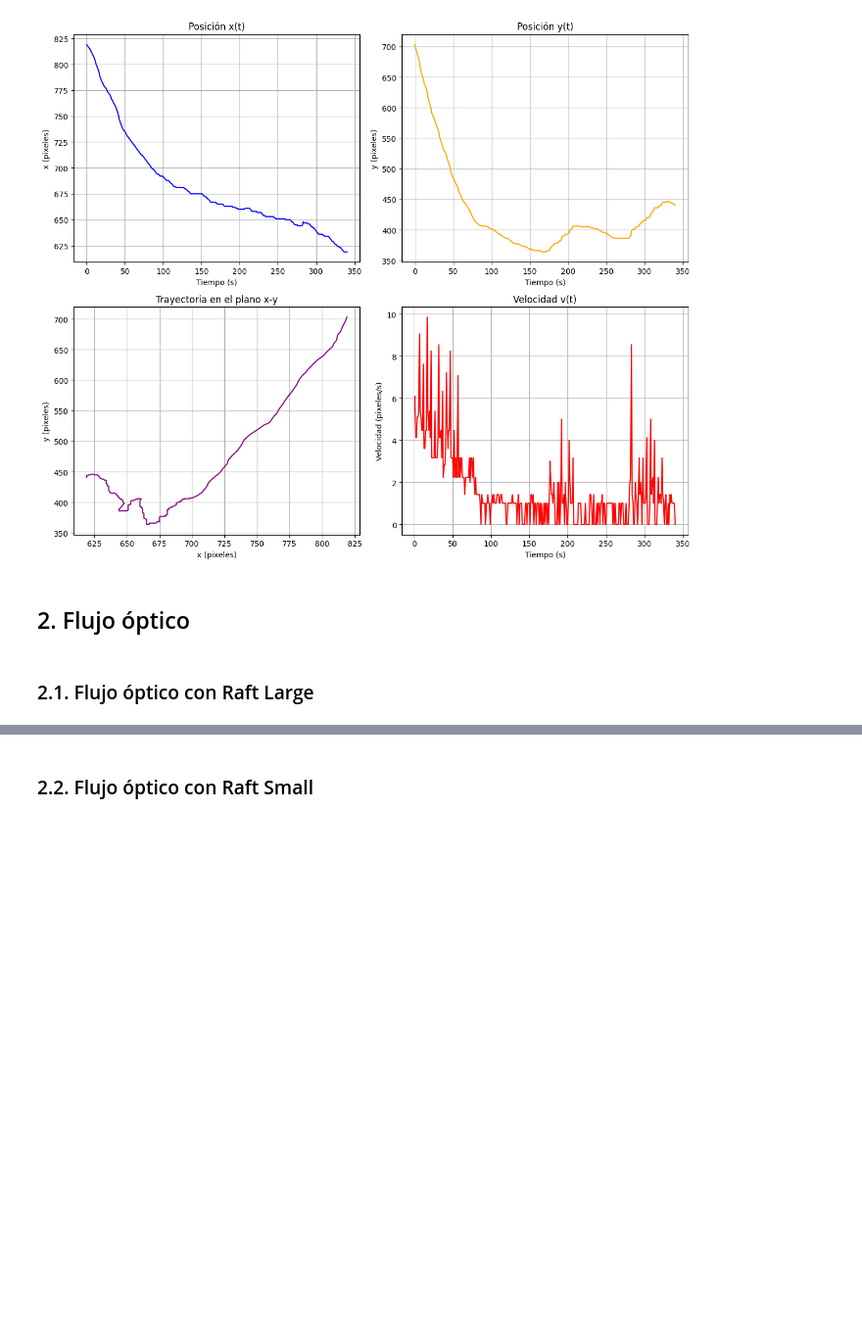
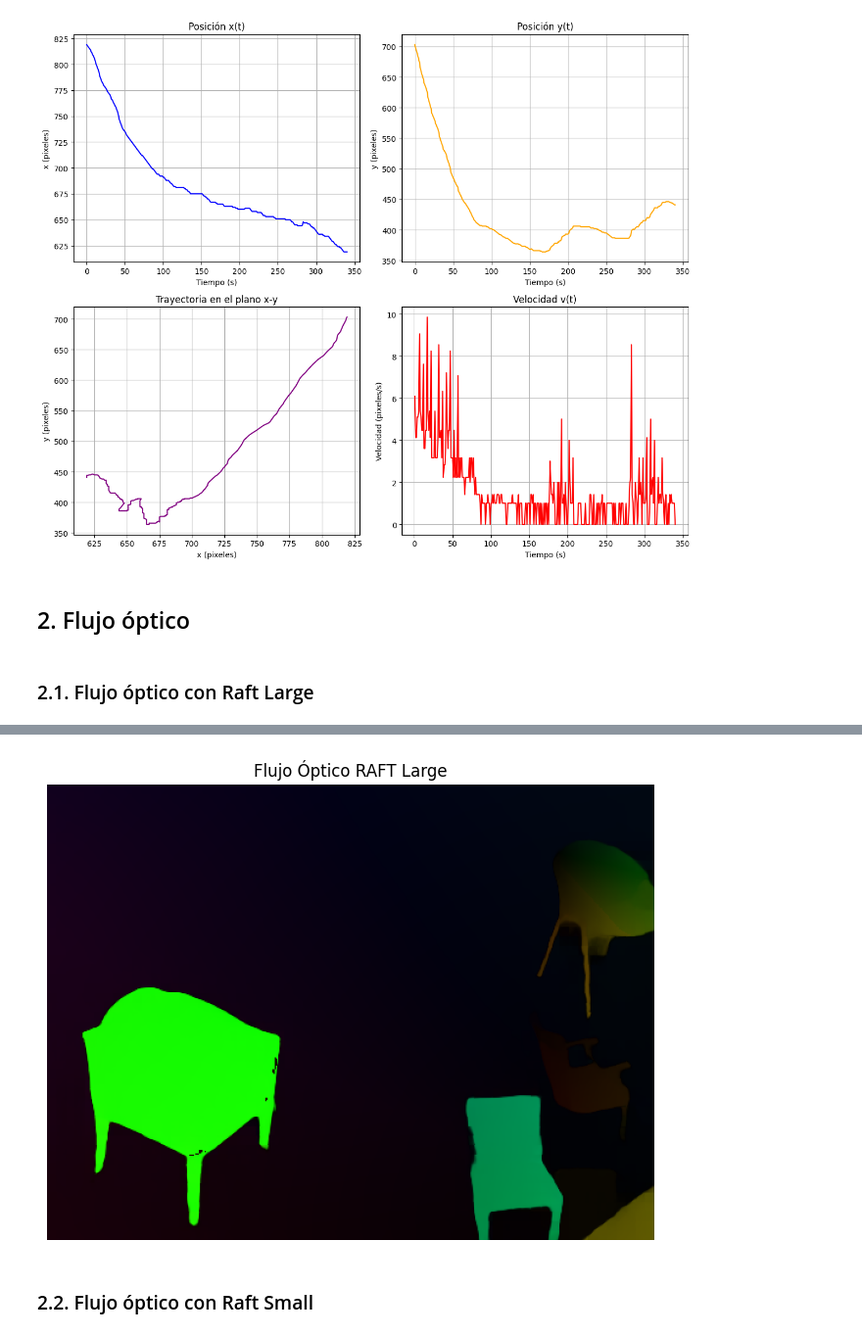
Before and after one commit to MediaMind-ULPGC/P07, a Jupyter notebook: deeplearning/raft_v6.ipynb, the cells around one changed output, grey strips where cells are left out. Shown at 98% size. Cells and saved outputs as stored; diff of their text form; code cells hidden in the pictures; blank space fills up the shorter version.

```diff
--- a/deeplearning/raft_v6.ipynb
+++ b/deeplearning/raft_v6.ipynb
@@ -541,3 +585,12 @@ plt.show()
+# %%
+plt.figure(figsize=(8, 8))
+plt.imshow(flow_img_rgb)
+plt.title("Flujo Óptico RAFT Large")
+plt.axis("off")
+plt.savefig("raft_large.svg", format="svg")
+plt.show()
+# %% [output]
+[figure, added]
 # %% [markdown]
 ### 2.2. Flujo óptico con Raft Small
 # %%
```
Also changed, not shown: parts of 5 cells of this notebook, 16 other files.
